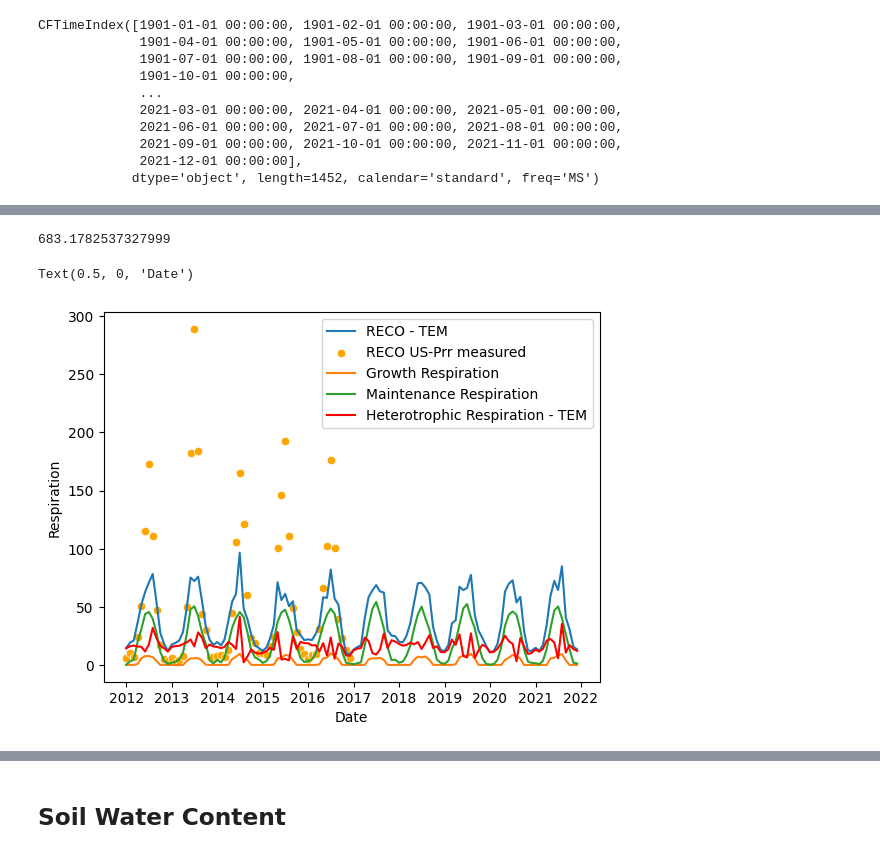
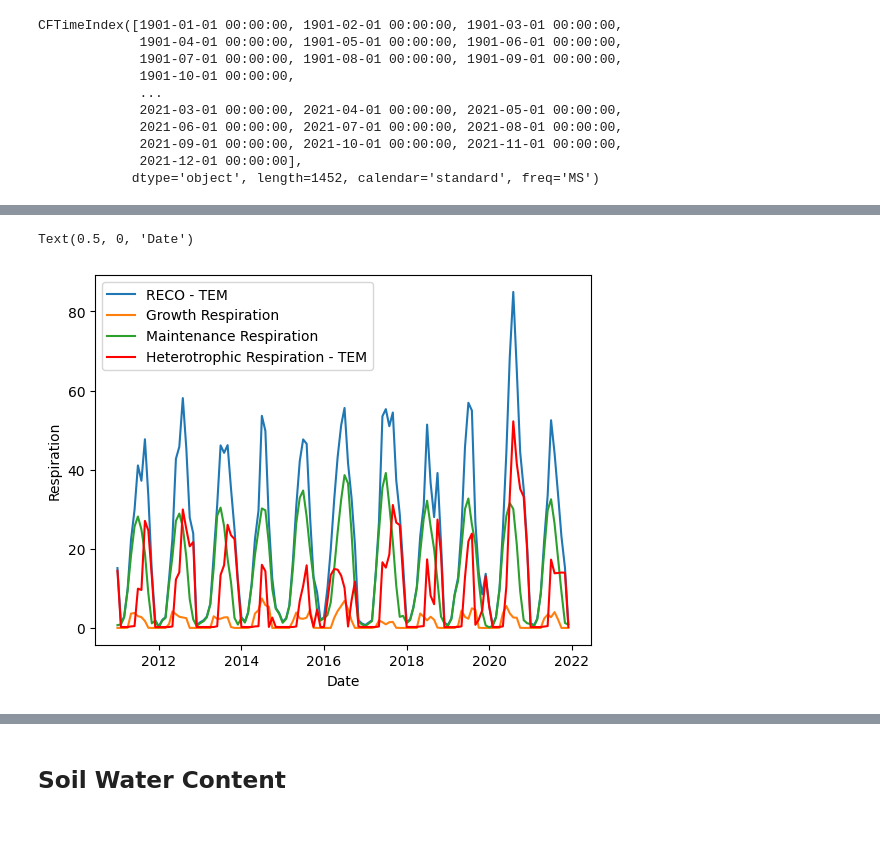
Before and after one commit to uaf-arctic-eco-modeling/dvm-dos-tem, a Jupyter notebook: scripts/caribou-poker-exp/caribou_poker_compare_outputs.ipynb, the cells around one changed output, grey strips where cells are left out. Saved outputs shown, nothing was run; the diff lists cells and outputs as text; code cells hidden in the pictures; blank space fills up the shorter version.

```diff
--- a/scripts/caribou-poker-exp/caribou_poker_compare_outputs.ipynb
+++ b/scripts/caribou-poker-exp/caribou_poker_compare_outputs.ipynb
@@ -240,7 +185,8 @@ met_data.columns.to_list()
 # %%
-tem_comparison_years = tem_output_df[tem_output_df['year']>=2012]
-yearly_tem_comparison_years = tem_output_df_yearly[tem_output_df_yearly['year']>=2012]
-station_years = ec_data[ec_data['Year']>=2012]
+tem_comparison_years = tem_output_df[tem_output_df['year']>=2011]
+yearly_tem_comparison_years = tem_output_df_yearly[tem_output_df_yearly['year']>=2011]
+#ec_data = ec_data[ec_data['Year']>=2011]
+met_data = met_data[met_data['year']>=2011]
 # %%
 fig, axes = plt.subplots(3,1, figsize=(8,5), sharex=True)
 axes[0].set(title='US-Prr', ylabel='GPP \n(gC $m^{-2}$ $month^{-1}$)')
@@ -285,17 +225,15 @@ ec_data_yearly.head()
 # %%
-np.nanmean(ec_data_yearly[ec_data_yearly['Year']>2010]['GPP_filled'])
+#np.nanmean(ec_data_yearly[ec_data_yearly['Year']>2010]['GPP_filled'])
-# %% [output]
-683.1782537327999
 # %%
 sns.lineplot(data=tem_comparison_years, x='m_y', y=tem_comparison_years['RG']+tem_comparison_years['RH']+tem_comparison_years['RM'], label = 'RECO - TEM')
-sns.scatterplot(data=station_years, x='m_y', y='RE_filled', label = 'RECO US-Prr measured', color='orange')
+#sns.scatterplot(data=station_years, x='m_y', y='RE_filled', label = 'RECO US-Prr measured', color='orange')
 sns.lineplot(data=tem_comparison_years, x='m_y', y=tem_comparison_years['RG'], label = 'Growth Respiration')
 sns.lineplot(data=tem_comparison_years, x='m_y', y=tem_comparison_years['RM'], label = 'Maintenance Respiration')
 sns.lineplot(data=tem_comparison_years, x='m_y', y=tem_comparison_years['RH'], label = 'Heterotrophic Respiration - TEM', color='red')
 
 plt.ylabel('Respiration')
 plt.xlabel('Date')
 #plt.savefig('US-Prr_RECO.jpg', dpi=300)
 # %% [output]
 Text(0.5, 0, 'Date')
-[figure, old version]
+[figure, new version]
```
Also changed, not shown: parts of 34 cells of this notebook, 7 other files.
